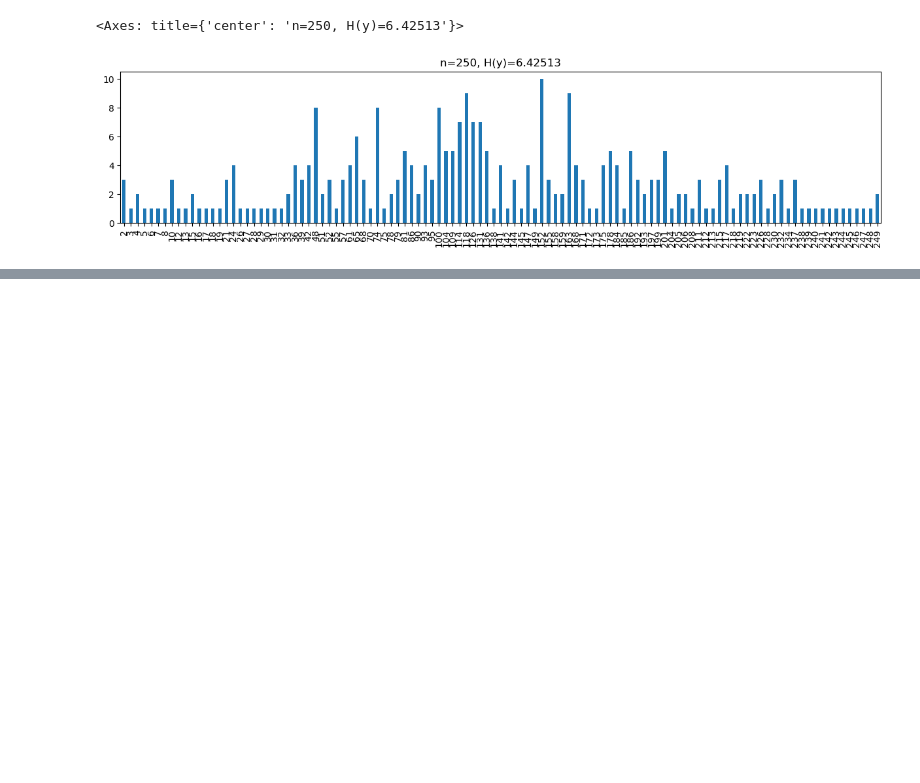
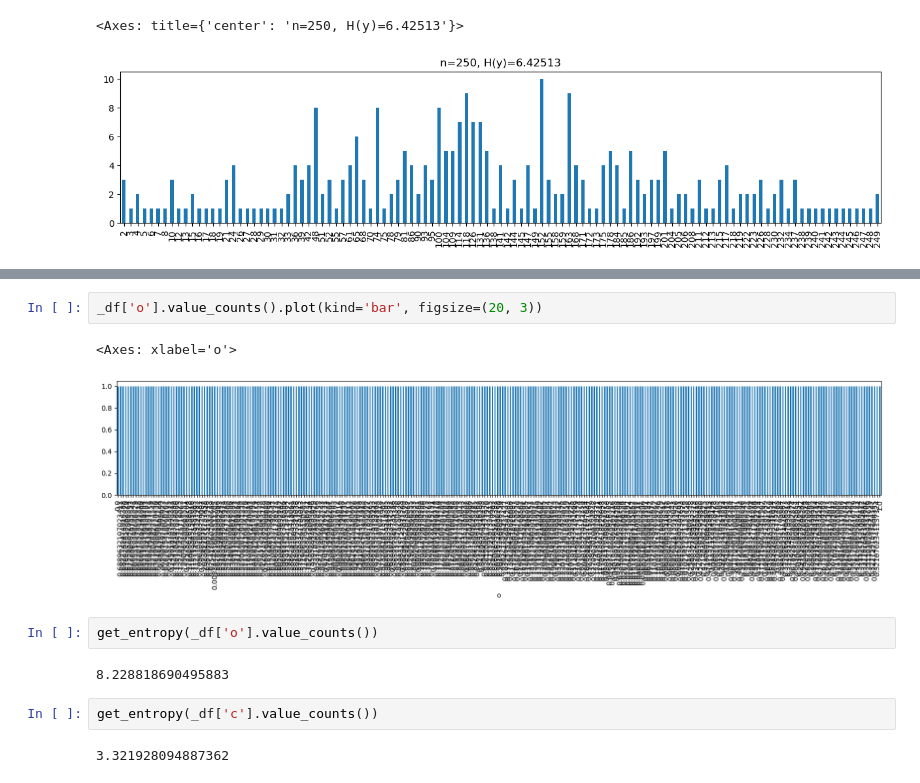
Before and after one commit to oneoffcoder/books, a Jupyter notebook: sphinx/datascience/source/flatten-probabilities.ipynb, the cells around one changed output, grey strips where cells are left out. Drawn from its saved outputs; the diff is of its cells as text; blank space fills up the shorter version.

```diff
--- a/sphinx/datascience/source/flatten-probabilities.ipynb
+++ b/sphinx/datascience/source/flatten-probabilities.ipynb
@@ -138,0 +202,13 @@ s.plot(kind='bar', figsize=(15, 3), title=f'n={n}, H(y)={h:.5f}')
+# %%
+_df['o'].value_counts().plot(kind='bar', figsize=(20, 3))
+# %% [output]
+<Axes: xlabel='o'>
+[figure, added]
+# %%
+get_entropy(_df['o'].value_counts())
+# %% [output]
+8.228818690495883
+# %%
+get_entropy(_df['c'].value_counts())
+# %% [output]
+3.321928094887362
```
Also changed, not shown: parts of 7 cells of this notebook.
